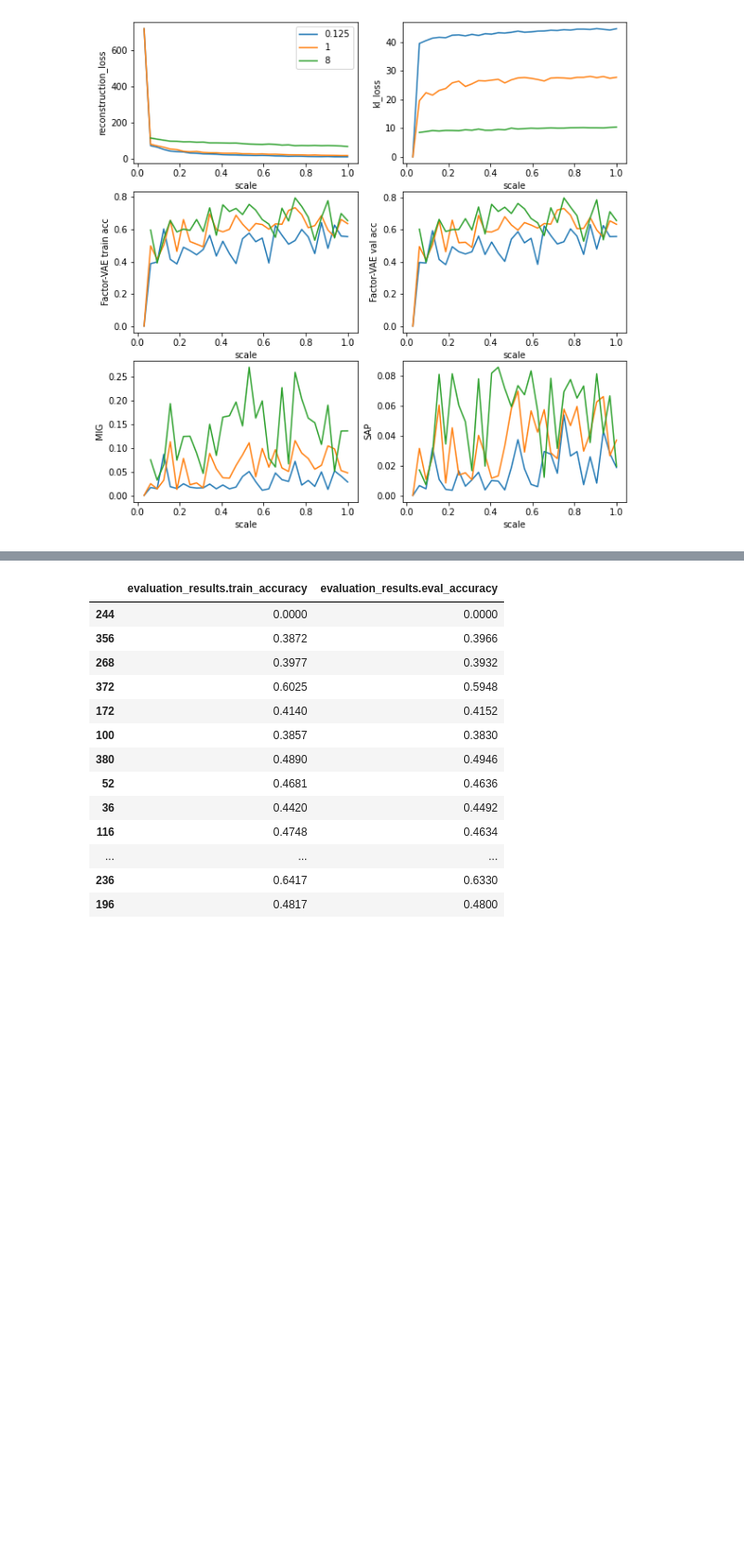
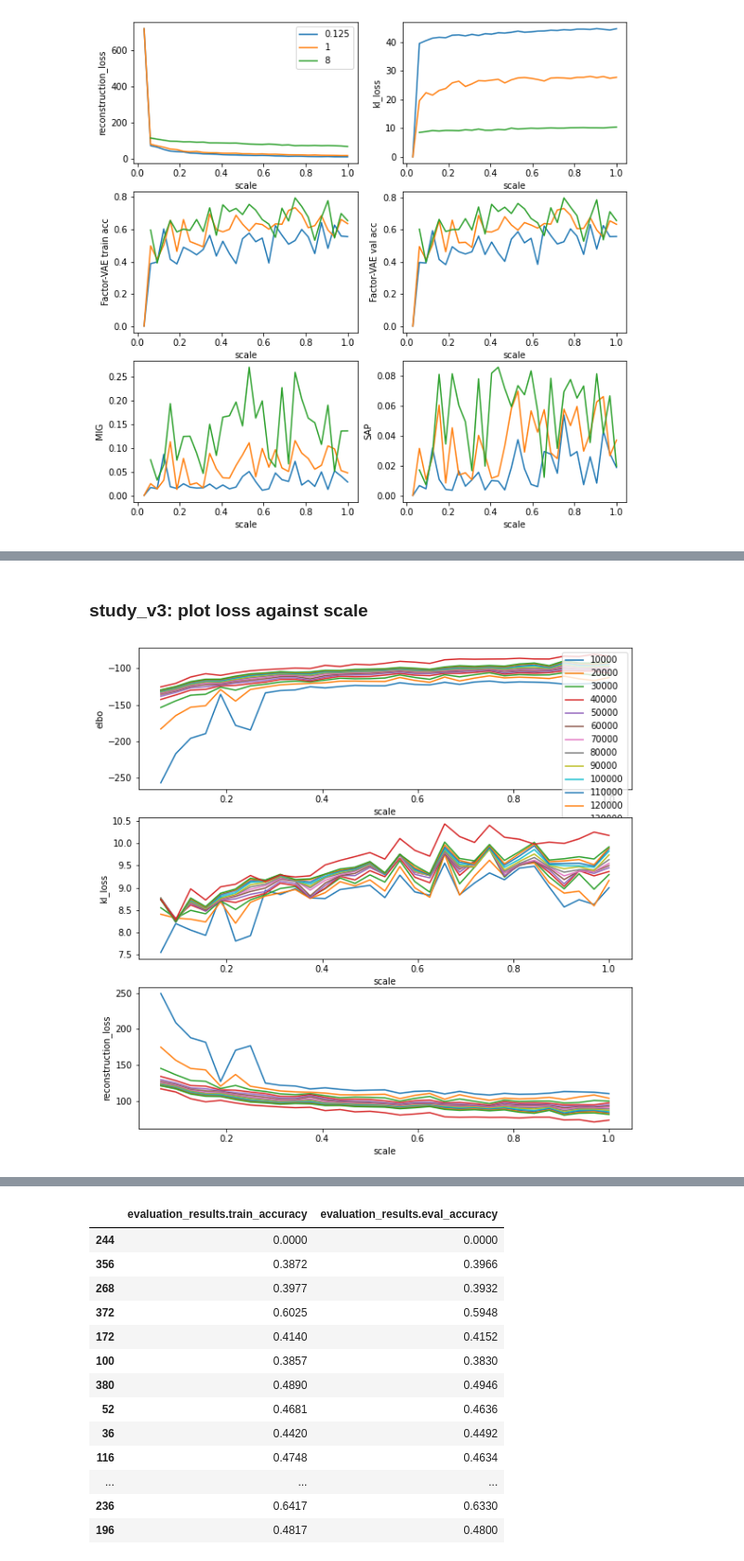
Before and after one commit to jasonmhwu/disentanglement_lib, a Jupyter notebook: notebooks/parse_results.ipynb, the cells around one changed output, grey strips where cells are left out. Shown at 93% size. Drawn from its saved outputs; the diff is of its cells as text; code cells hidden in the pictures; blank space fills up the shorter version.

```diff
--- a/notebooks/parse_results.ipynb
+++ b/notebooks/parse_results.ipynb
@@ -115,0 +95,32 @@ plot_metric_against_scale(df, column_names, map_column_names_to_ylabels, beta_va
+# %% [markdown]
+### study_v3: plot loss against scale
+# %%
+def plot_loss_against_scale(df, column_names, beta_value):
+    """for each column in column_names, create a subfigure against scale"""
+    fig, axs = plt.subplots(len(column_names), 1, figsize=(10, 10))
+    timesteps = list(range(10000, 130001, 10000)) + ['_final']
+    # scales = sorted(df['valid_final_config.deconv_decoder.num_parameters_scale'].unique())
+    scales = [i / 32. for i in range(2, 33)]
+    for subplot_idx, col in enumerate(column_names):
+        ax = axs[subplot_idx]
+        for t in timesteps:
+            losses = [
+                df[
+                    (df['valid_final_config.vae.beta'] == beta_value)
+                    & (df['valid_final_config.deconv_decoder.num_parameters_scale'] == scale)
+                ][f"valid{t}_results.{col}"]
+                for scale in scales
+            ]
+            ax.plot(scales, losses)
+        ax.set_ylabel(col)
+        ax.set_xlabel('scale')
+    axs[0].legend(timesteps)
+# %%
+# super low kl_loss at scale = 1/32
+# weird kl_loss increase at scale = 2/32
+# not plotting scale = 1/32 cuz so different from other values
+
+column_names = ['elbo', 'kl_loss', 'reconstruction_loss']
+plot_loss_against_scale(df, column_names, beta_value=8)
+# %% [output]
+[figure, added]
```
Also changed, not shown: parts of 34 cells of this notebook, 6 other files.
